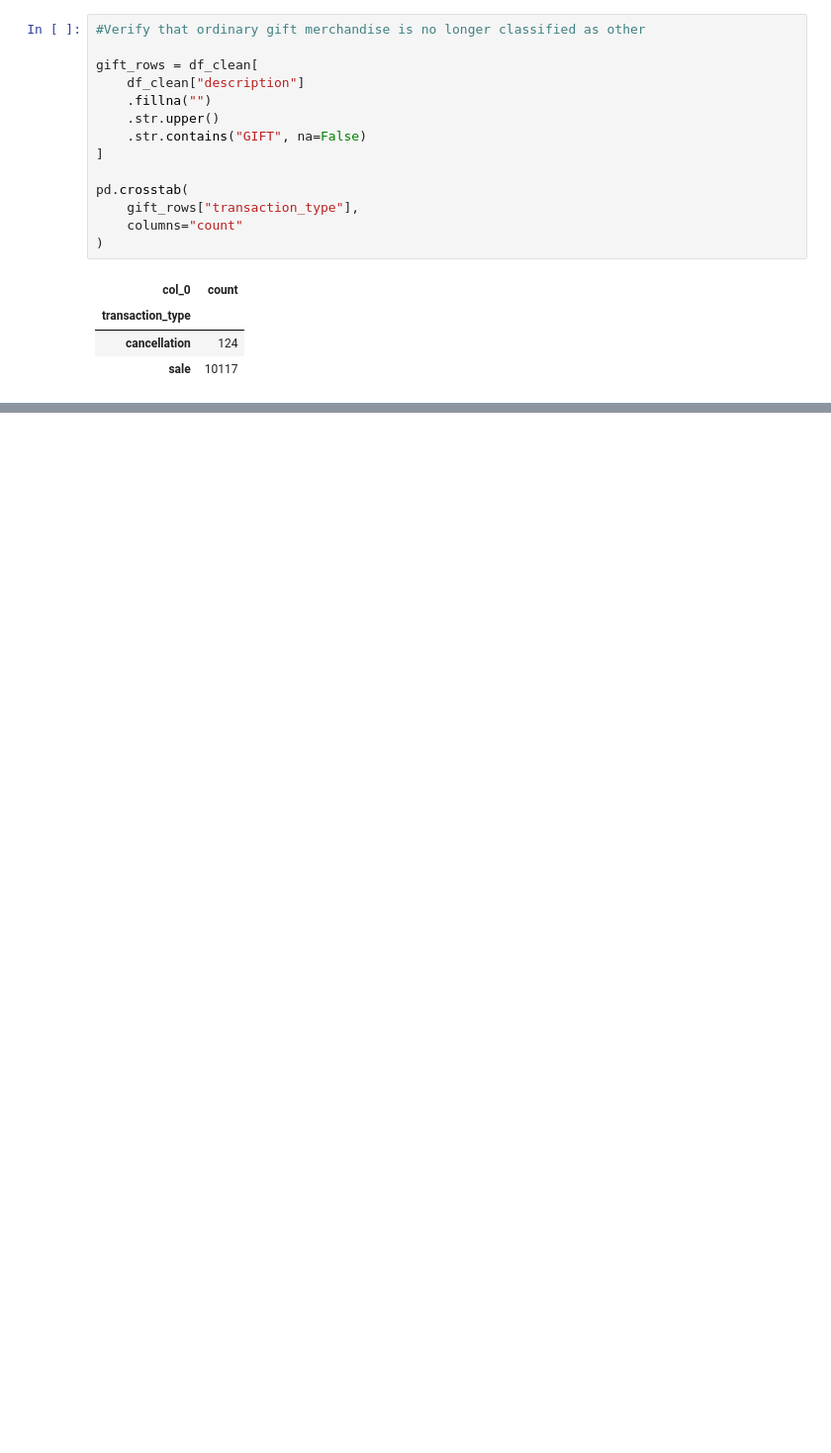
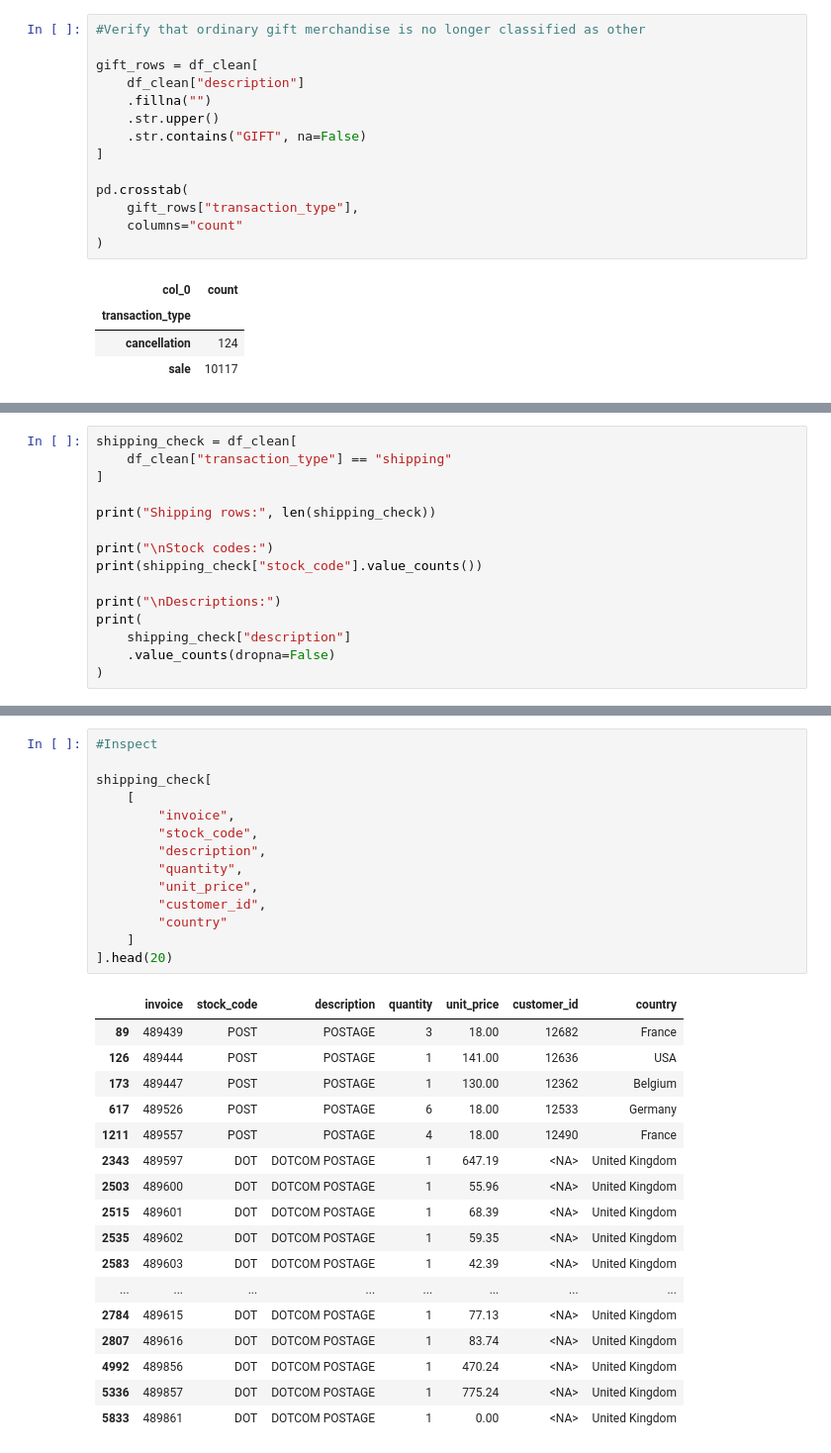
Before and after one commit to AnundaTheScientist/E-Commerce-Data-Cleaning-Reporting-Automation, a Jupyter notebook: notebooks/04_data_cleaning.ipynb, the cells around one changed output, grey strips where cells are left out. Shown at 99% size. Saved outputs shown, nothing was run; the diff lists cells and outputs as text; blank space fills up the shorter version.

```diff
--- a/notebooks/04_data_cleaning.ipynb
+++ b/notebooks/04_data_cleaning.ipynb
@@ -1376,0 +1639,15 @@ pd.crosstab(
+# %%
+shipping_check = df_clean[
+    df_clean["transaction_type"] == "shipping"
+]
+
+print("Shipping rows:", len(shipping_check))
+
+print("\nStock codes:")
+print(shipping_check["stock_code"].value_counts())
+
+print("\nDescriptions:")
+print(
+    shipping_check["description"]
+    .value_counts(dropna=False)
+)
@@ -1376,0 +1673,32 @@ pd.crosstab(
+# %%
+#Inspect
+
+shipping_check[
+    [
+        "invoice",
+        "stock_code",
+        "description",
+        "quantity",
+        "unit_price",
+        "customer_id",
+        "country"
+    ]
+].head(20)
+# %% [output]
+|  | invoice | stock_code | description | quantity | unit_price | customer_id | country |
+| 89 | 489439 | POST | POSTAGE | 3 | 18.00 | 12682 | France |
+| 126 | 489444 | POST | POSTAGE | 1 | 141.00 | 12636 | USA |
+| 173 | 489447 | POST | POSTAGE | 1 | 130.00 | 12362 | Belgium |
+| 617 | 489526 | POST | POSTAGE | 6 | 18.00 | 12533 | Germany |
+| 1211 | 489557 | POST | POSTAGE | 4 | 18.00 | 12490 | France |
+| 2343 | 489597 | DOT | DOTCOM POSTAGE | 1 | 647.19 | <NA> | United Kingdom |
+| 2503 | 489600 | DOT | DOTCOM POSTAGE | 1 | 55.96 | <NA> | United Kingdom |
+| 2515 | 489601 | DOT | DOTCOM POSTAGE | 1 | 68.39 | <NA> | United Kingdom |
+| 2535 | 489602 | DOT | DOTCOM POSTAGE | 1 | 59.35 | <NA> | United Kingdom |
+| 2583 | 489603 | DOT | DOTCOM POSTAGE | 1 | 42.39 | <NA> | United Kingdom |
+| ... | ... | ... | ... | ... | ... | ... | ... |
+| 2784 | 489615 | DOT | DOTCOM POSTAGE | 1 | 77.13 | <NA> | United Kingdom |
+| 2807 | 489616 | DOT | DOTCOM POSTAGE | 1 | 83.74 | <NA> | United Kingdom |
+| 4992 | 489856 | DOT | DOTCOM POSTAGE | 1 | 470.24 | <NA> | United Kingdom |
+| 5336 | 489857 | DOT | DOTCOM POSTAGE | 1 | 775.24 | <NA> | United Kingdom |
+| 5833 | 489861 | DOT | DOTCOM POSTAGE | 1 | 0.00 | <NA> | United Kingdom |
```
Also changed, not shown: parts of 16 cells of this notebook.
